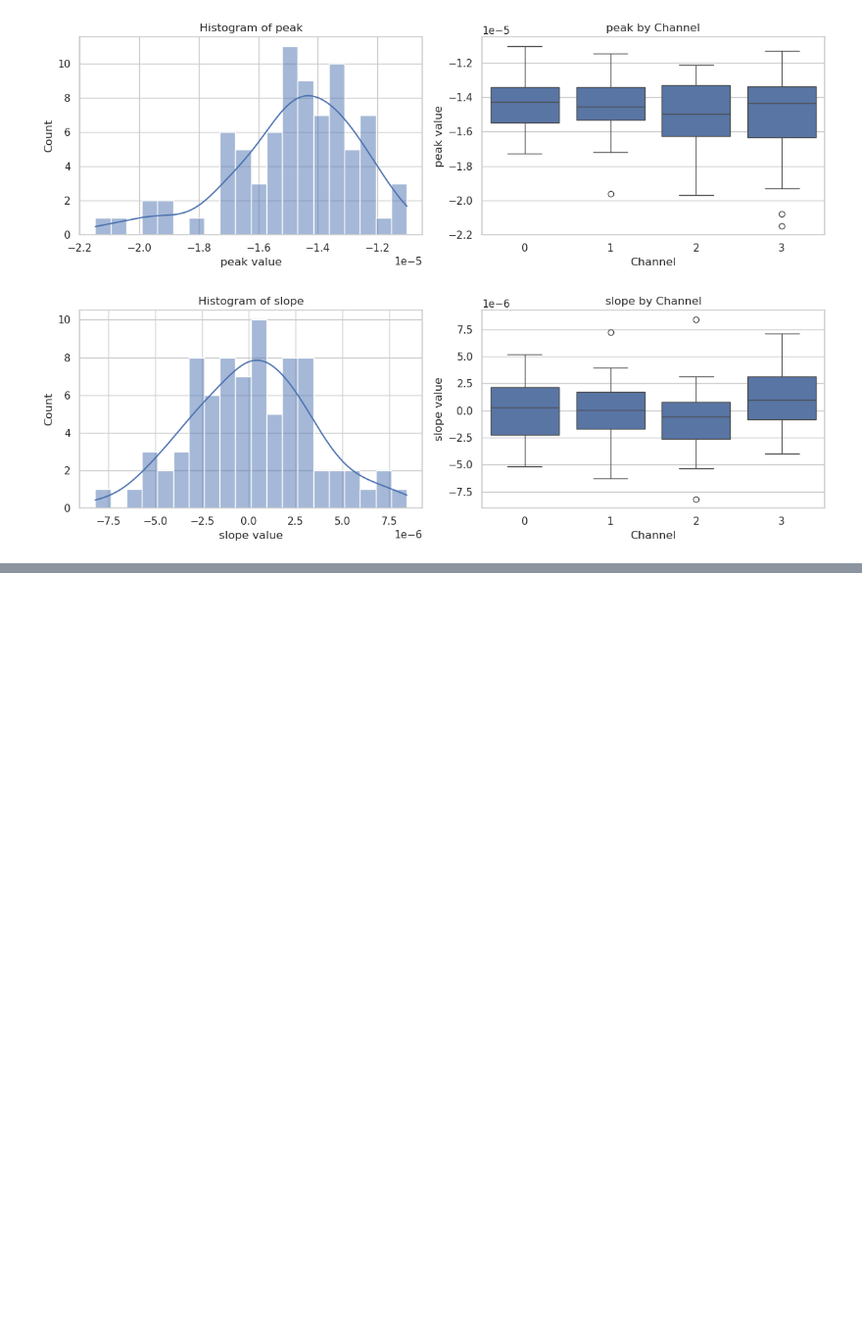
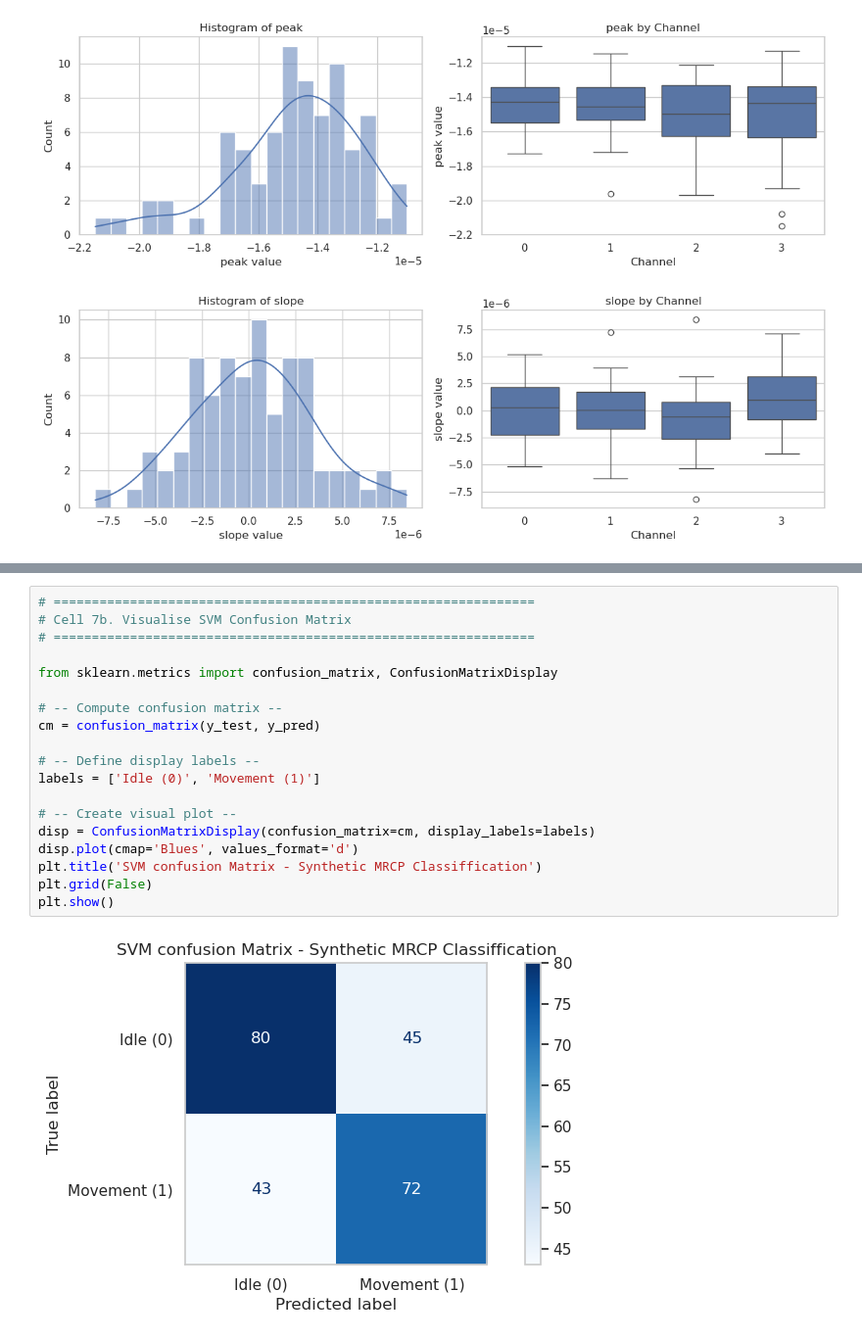
Before and after one commit to anichlabs/bci-tools, a Jupyter notebook: notebooks/01_Extract_MRCP_Features.ipynb, the cells around one changed output, grey strips where cells are left out. Shown: that part at 98% size. Saved outputs shown, nothing was run; the diff lists cells and outputs as text; blank space fills up the shorter version.

Commit message:
1st test of SVM Classifier done and Confusion Matrix prepared

```diff
--- a/notebooks/01_Extract_MRCP_Features.ipynb
+++ b/notebooks/01_Extract_MRCP_Features.ipynb
@@ -273,0 +411,21 @@ for feat in features_to_plot:
+# %%
+# ===============================================================
+# Cell 7b. Visualise SVM Confusion Matrix
+# ===============================================================
+
+from sklearn.metrics import confusion_matrix, ConfusionMatrixDisplay
+
+# -- Compute confusion matrix --
+cm = confusion_matrix(y_test, y_pred)
+
+# -- Define display labels --
+labels = ['Idle (0)', 'Movement (1)']
+
+# -- Create visual plot --
+disp = ConfusionMatrixDisplay(confusion_matrix=cm, display_labels=labels)
+disp.plot(cmap='Blues', values_format='d')
+plt.title('SVM confusion Matrix - Synthetic MRCP Classiffication')
+plt.grid(False)
+plt.show()
+# %% [output]
+[figure, added]
```
Also changed, not shown: parts of 3 cells of this notebook.
